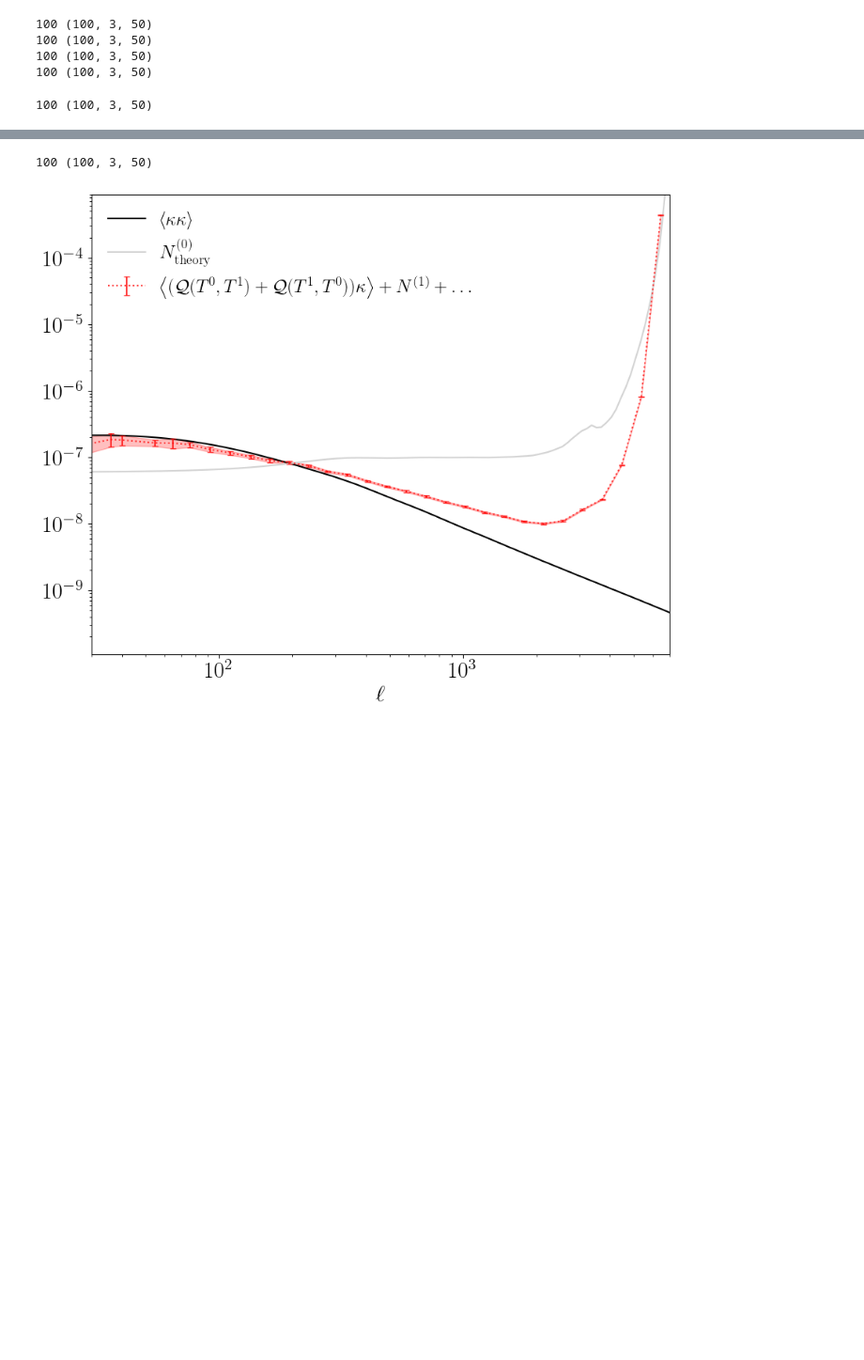
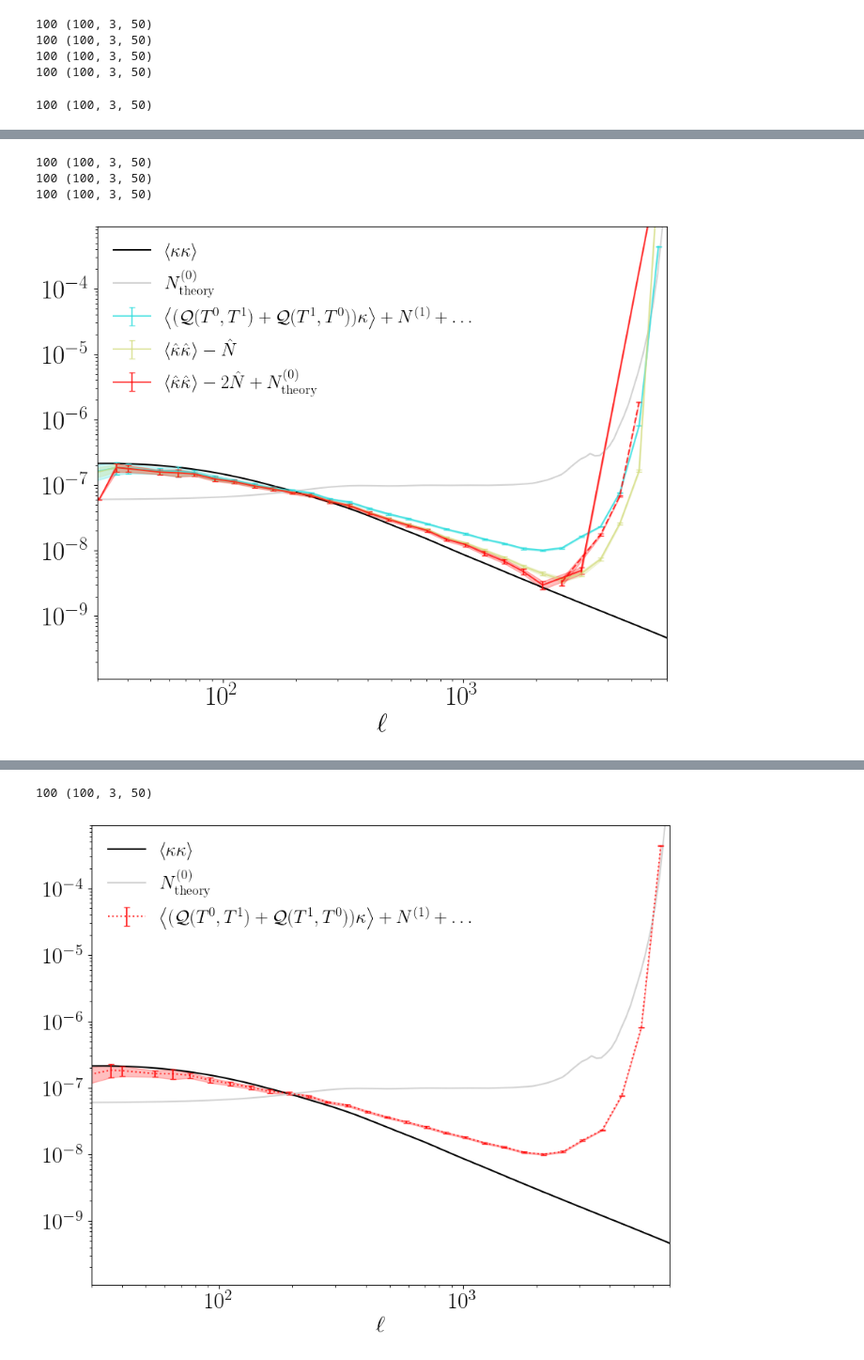
Before and after one commit to DelonShen/LensQuEst, a Jupyter notebook: dev/gen_estimators_unmasked_Clulensed_weights.ipynb, the cells around one changed output, grey strips where cells are left out. Shown at 94% size. Saved outputs shown, nothing was run; the diff lists cells and outputs as text; code cells hidden in the pictures; blank space fills up the shorter version.

```diff
--- a/dev/gen_estimators_unmasked_Clulensed_weights.ipynb
+++ b/dev/gen_estimators_unmasked_Clulensed_weights.ipynb
@@ -489,7 +508,7 @@ def graph_from_keys(c_keys, offset=0.03):
         Ineg = np.where(Cl<=-1e-30)
 
         ax.errorbar(lCen[Ipos], (Cl[Ipos]), yerr=sCl[Ipos], alpha=.75,
-                    fmt=':', capsize=3, capthick=1, label=labels[key], c=colors[key])
+                    fmt='-', capsize=3, capthick=1, label=labels[key], c=colors[key])
         tmp_data = {
             'x': lCen[Ipos],
             'y1': [y - e for y, e in zip((Cl[Ipos]), sCl[Ipos])],
@@ -516,6 +535,18 @@ def graph_from_keys(c_keys, offset=0.03):
     ax.set_xlim(lMin,2*lMax)
     ax.set_ylim(1.1e-10,.9e-3)
     return fig, ax
+# %%
+graph_from_keys([
+    'KK+N1+',
+    'QEQE-Nhat',
+    'QEQE-2Nhat+Ntheory'
+], offset=0)
+plt.savefig('figures/m2NhatpNtheory_mNhat_with_hanson.pdf', bbox_inches='tight')
+# %% [output]
+100 (100, 3, 50)
+100 (100, 3, 50)
+100 (100, 3, 50)
+[figure, added]
 # %%
 graph_from_keys([
     'N0',
```
Also changed, not shown: parts of 6 cells of this notebook, 13 other files.
